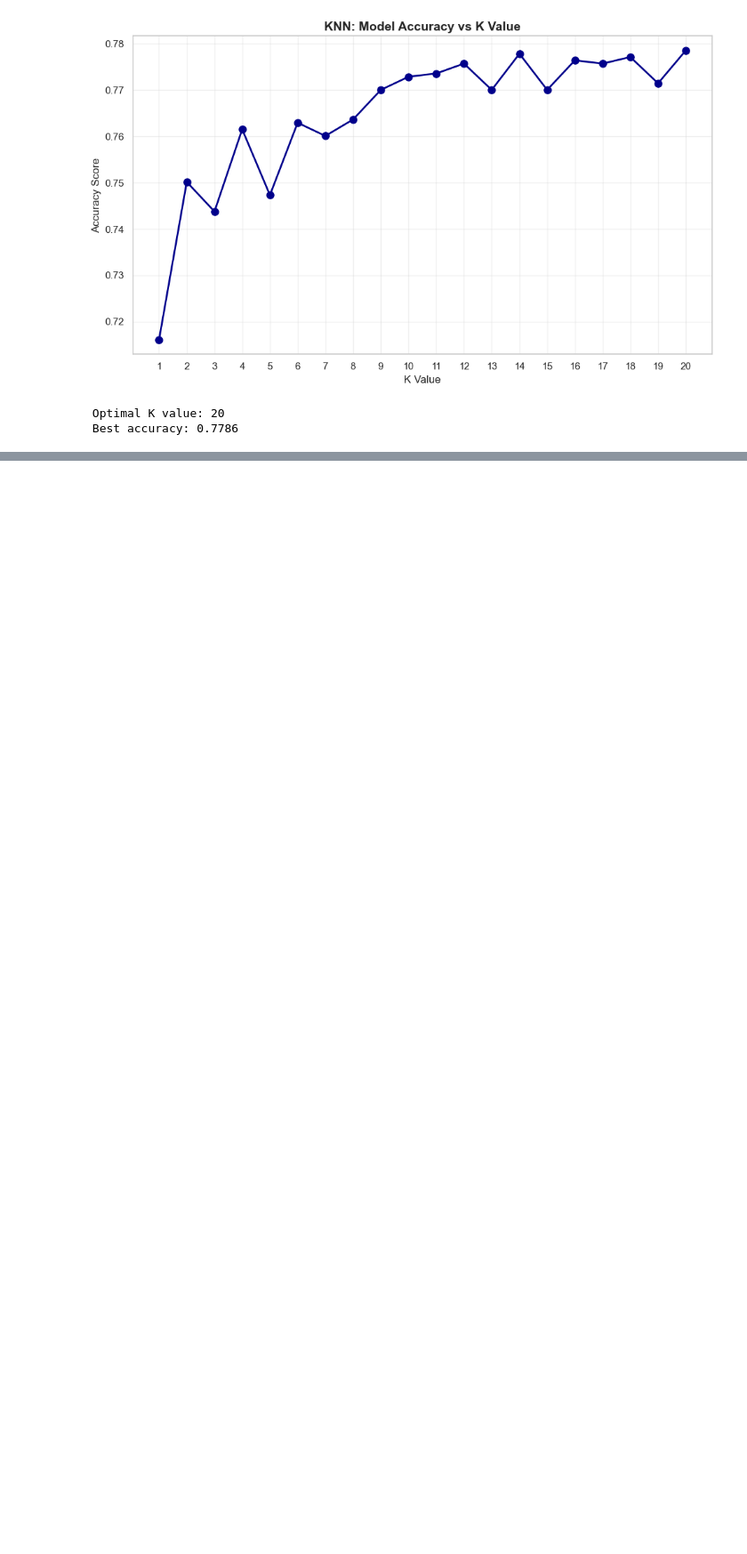
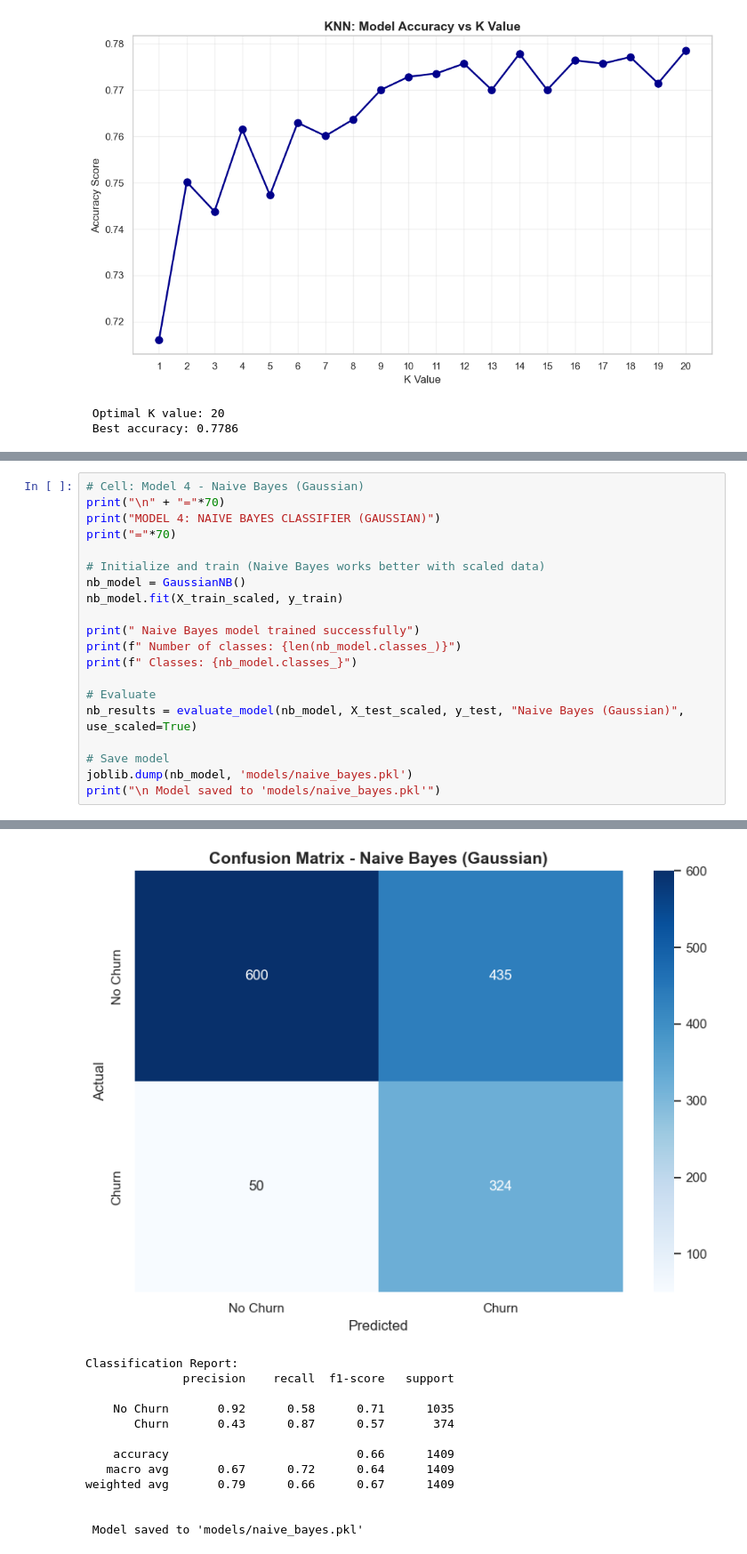
Before and after one commit to deekr27-stack/ML_classification_project, a Jupyter notebook: models/eda_telco_churn.ipynb, the cells around one changed output, grey strips where cells are left out. Shown at 89% size. Drawn from its saved outputs; the diff is of its cells as text; blank space fills up the shorter version.

Commit message:
Complete all 6 models with comprehensive evaluation and comparison

```diff
--- a/models/eda_telco_churn.ipynb
+++ b/models/eda_telco_churn.ipynb
@@ -772,0 +801,21 @@ FINDING OPTIMAL K VALUE
+# %%
+# Cell: Model 4 - Naive Bayes (Gaussian)
+print("\n" + "="*70)
+print("MODEL 4: NAIVE BAYES CLASSIFIER (GAUSSIAN)")
+print("="*70)
+
+# Initialize and train (Naive Bayes works better with scaled data)
+nb_model = GaussianNB()
+nb_model.fit(X_train_scaled, y_train)
+
+print(" Naive Bayes model trained successfully")
+print(f" Number of classes: {len(nb_model.classes_)}")
+print(f" Classes: {nb_model.classes_}")
+
+# Evaluate
+nb_results = evaluate_model(nb_model, X_test_scaled, y_test, "Naive Bayes (Gaussian)", use_scaled=True)
+
+# Save model
+joblib.dump(nb_model, 'models/naive_bayes.pkl')
+print("\n Model saved to 'models/naive_bayes.pkl'")
+# %% [output]
@@ -772,0 +839,13 @@ FINDING OPTIMAL K VALUE
+[figure, added]
+Classification Report:
+              precision    recall  f1-score   support
+
+    No Churn       0.92      0.58      0.71      1035
+       Churn       0.43      0.87      0.57       374
+
+    accuracy                           0.66      1409
+   macro avg       0.67      0.72      0.64      1409
+weighted avg       0.79      0.66      0.67      1409
+
+
+ Model saved to 'models/naive_bayes.pkl'
```
Also changed, not shown: parts of 6 cells of this notebook.
